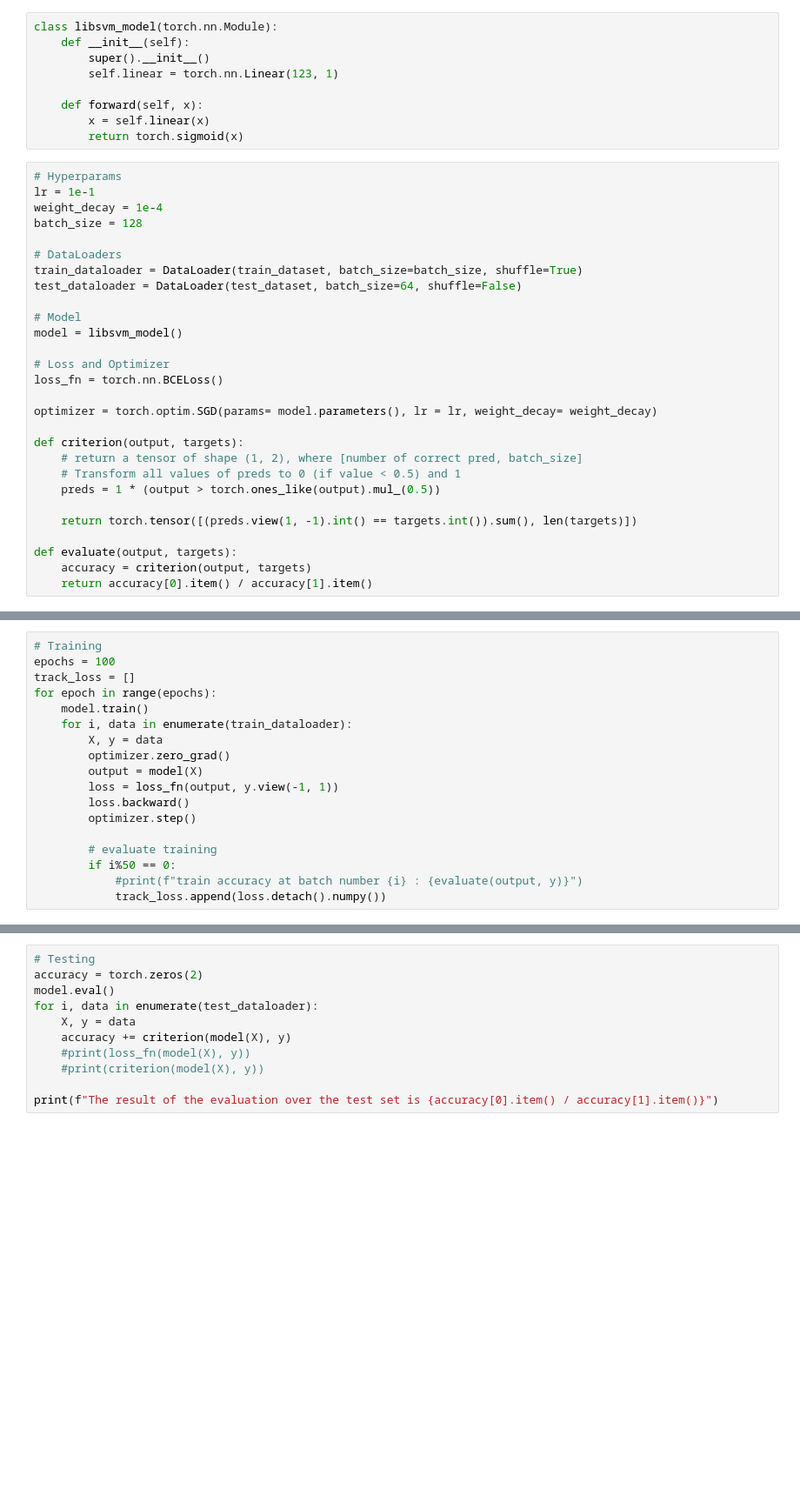
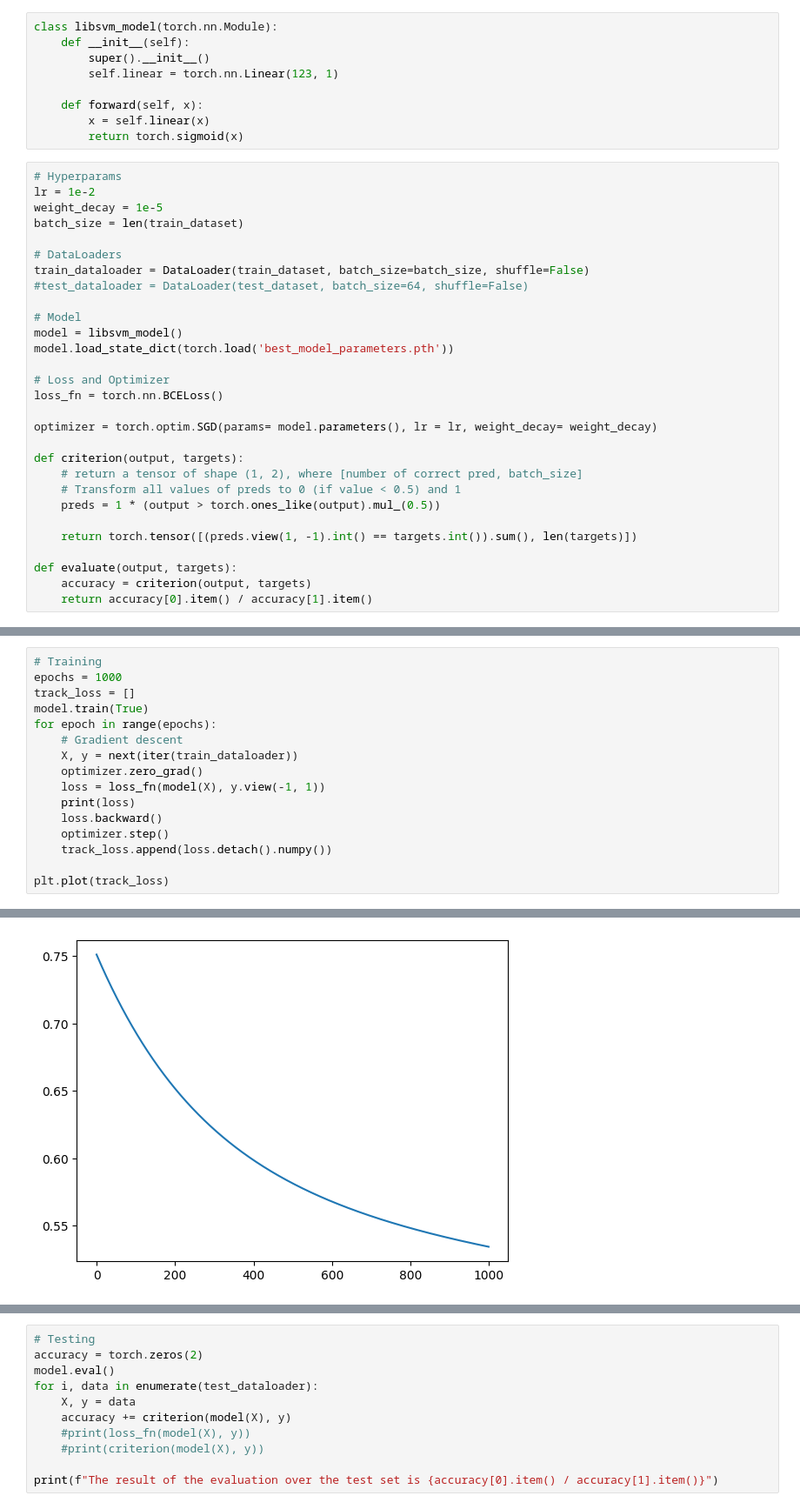
Before and after one commit to elfirdoussilab1/DECOR, a Jupyter notebook: train_libsvm_bce.ipynb, the cells around one changed output, grey strips where cells are left out. Shown: that part at 87% size. Saved outputs shown, nothing was run; the diff lists cells and outputs as text; blank space fills up the shorter version.

```diff
--- a/train_libsvm_bce.ipynb
+++ b/train_libsvm_bce.ipynb
@@ -62,16 +51,17 @@ class libsvm_model(torch.nn.Module):
         return torch.sigmoid(x)
 # %%
 # Hyperparams
-lr = 1e-1
-weight_decay = 1e-4
-batch_size = 128
+lr = 1e-2
+weight_decay = 1e-5
+batch_size = len(train_dataset)
 
 # DataLoaders
-train_dataloader = DataLoader(train_dataset, batch_size=batch_size, shuffle=True)
-test_dataloader = DataLoader(test_dataset, batch_size=64, shuffle=False)
+train_dataloader = DataLoader(train_dataset, batch_size=batch_size, shuffle=False)
+#test_dataloader = DataLoader(test_dataset, batch_size=64, shuffle=False)
 
 # Model
 model = libsvm_model()
+model.load_state_dict(torch.load('best_model_parameters.pth'))
 
 # Loss and Optimizer
 loss_fn = torch.nn.BCELoss()
@@ -96,18 +83,17 @@ tensor([0, 0, 1])
 # %%
 # Training
-epochs = 100
+epochs = 1000
 track_loss = []
+model.train(True)
 for epoch in range(epochs):
-    model.train()
-    for i, data in enumerate(train_dataloader):
-        X, y = data
-        optimizer.zero_grad()
-        output = model(X)
-        loss = loss_fn(output, y.view(-1, 1))
-        loss.backward()
-        optimizer.step()
+    # Gradient descent
+    X, y = next(iter(train_dataloader))
+    optimizer.zero_grad()
+    loss = loss_fn(model(X), y.view(-1, 1))
+    print(loss)
+    loss.backward()
+    optimizer.step()
+    track_loss.append(loss.detach().numpy())
 
-        # evaluate training
-        if i%50 == 0:
-            #print(f"train accuracy at batch number {i} : {evaluate(output, y)}")
-            track_loss.append(loss.detach().numpy())
+plt.plot(track_loss)
+# %% [output]
@@ -113,0 +118 @@ for epoch in range(epochs):
+[figure, added]
```
Also changed, not shown: parts of 8 cells of this notebook, 10 other files.
